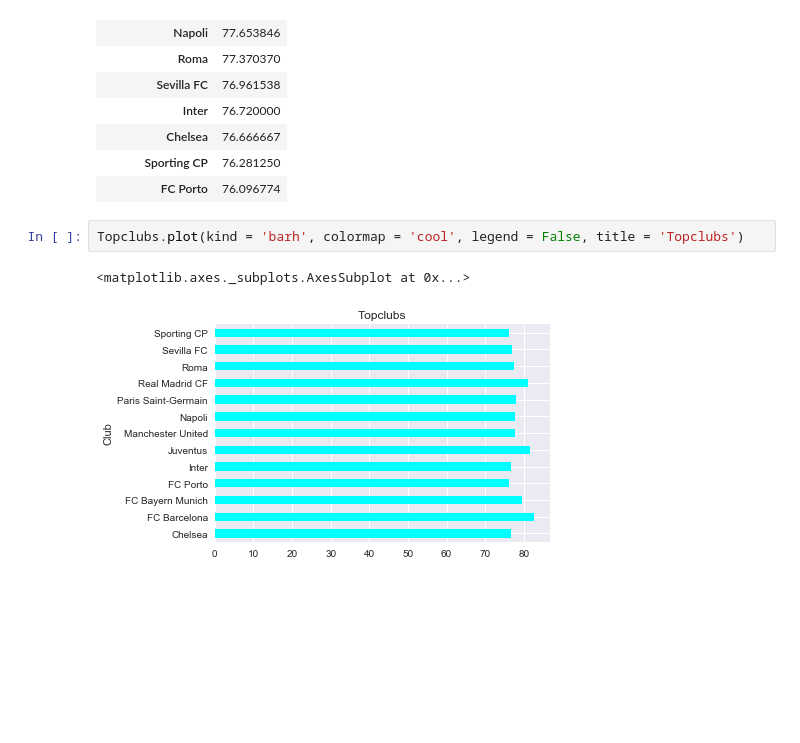
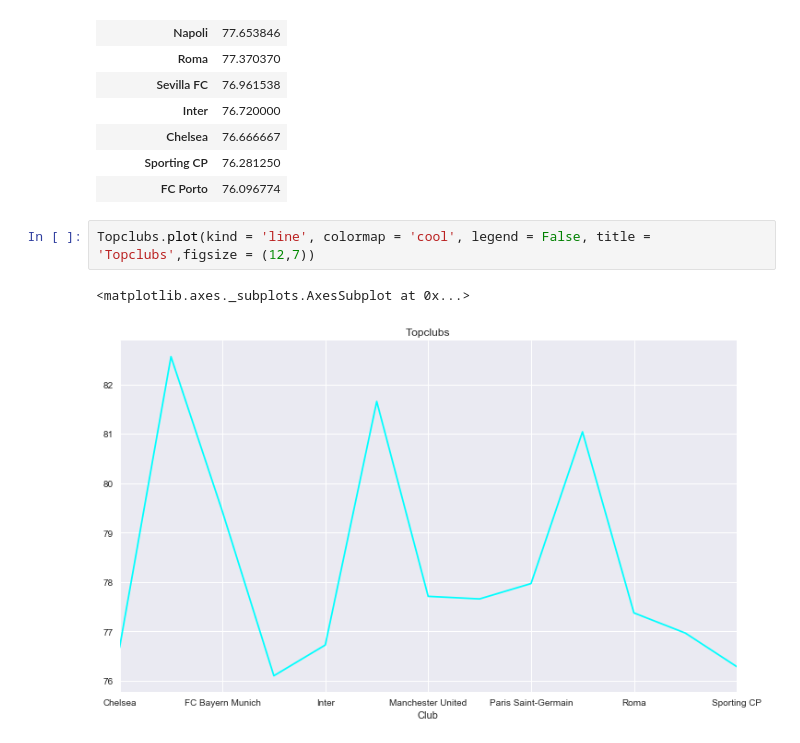
Before and after one commit to MariusPonte/Portfolio, a Jupyter notebook: Exploring a brand new dataset.ipynb, the cells around one changed output. Saved outputs shown, nothing was run; the diff lists cells and outputs as text; blank space fills up the shorter version.

```diff
--- a/Exploring a brand new dataset.ipynb
+++ b/Exploring a brand new dataset.ipynb
@@ -136,7 +136,7 @@ Topclubs_Sorted
 | Sporting CP | 76.281250 |
 | FC Porto | 76.096774 |
 # %%
-Topclubs.plot(kind = 'barh', colormap = 'cool', legend = False, title = 'Topclubs')
+Topclubs.plot(kind = 'line', colormap = 'cool', legend = False, title = 'Topclubs',figsize = (12,7))
 # %% [output]
 <matplotlib.axes._subplots.AxesSubplot at 0x...>
-[figure, old version]
+[figure, new version]
```
Also changed, not shown: parts of 4 cells of this notebook.
